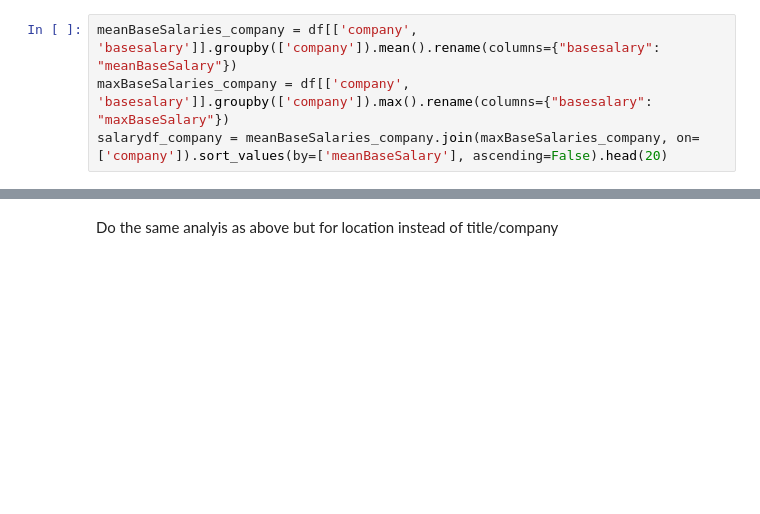
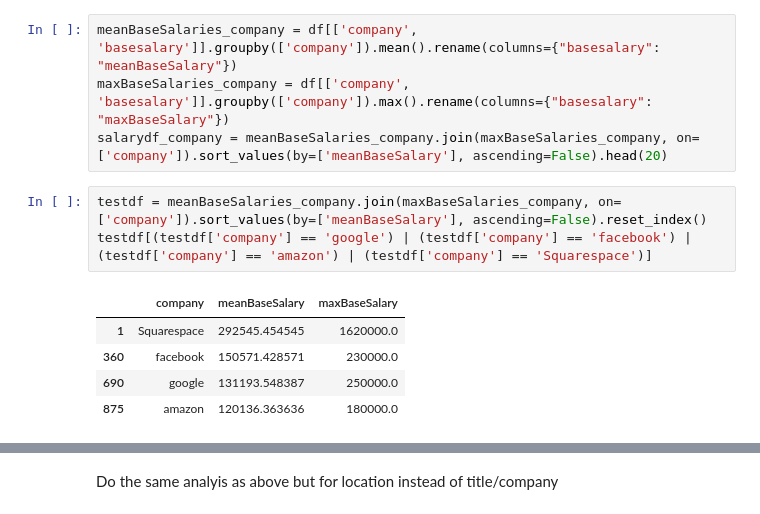
Before and after one commit to daverizon/tech_job_salaries, a Jupyter notebook: tech_job_salaries.ipynb, the cells around one changed output, grey strips where cells are left out. Saved outputs shown, nothing was run; the diff lists cells and outputs as text; blank space fills up the shorter version.

```diff
--- a/tech_job_salaries.ipynb
+++ b/tech_job_salaries.ipynb
@@ -301,6 +322,15 @@ plt.show()
 meanBaseSalaries_company = df[['company', 'basesalary']].groupby(['company']).mean().rename(columns={"basesalary": "meanBaseSalary"})
 maxBaseSalaries_company = df[['company', 'basesalary']].groupby(['company']).max().rename(columns={"basesalary": "maxBaseSalary"})
 salarydf_company = meanBaseSalaries_company.join(maxBaseSalaries_company, on=['company']).sort_values(by=['meanBaseSalary'], ascending=False).head(20)
+# %%
+testdf = meanBaseSalaries_company.join(maxBaseSalaries_company, on=['company']).sort_values(by=['meanBaseSalary'], ascending=False).reset_index()
+testdf[(testdf['company'] == 'google') | (testdf['company'] == 'facebook') | (testdf['company'] == 'amazon') | (testdf['company'] == 'Squarespace')]
+# %% [output]
+|  | company | meanBaseSalary | maxBaseSalary |
+| 1 | Squarespace | 292545.454545 | 1620000.0 |
+| 360 | facebook | 150571.428571 | 230000.0 |
+| 690 | google | 131193.548387 | 250000.0 |
+| 875 | amazon | 120136.363636 | 180000.0 |
 # %%
 N = salarydf_company.shape[0]
 
```
Also changed, not shown: parts of 52 cells of this notebook.
